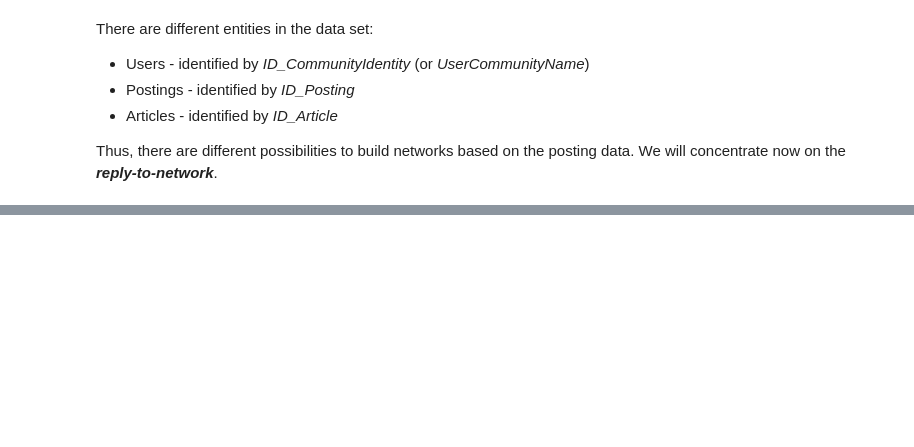
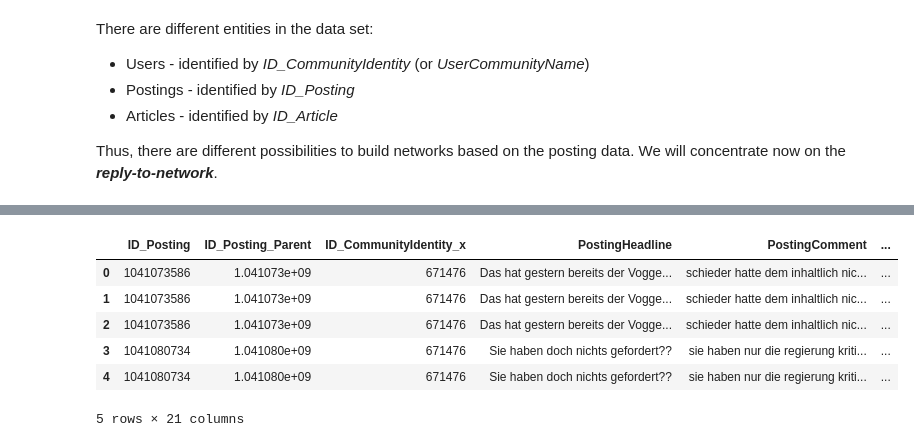
Before and after one commit to PropovedNik007/SNA-Equivalence-Based-Role-Mining, a Jupyter notebook: role_mining.ipynb, the cells around one changed output, grey strips where cells are left out. Saved outputs shown, nothing was run; the diff lists cells and outputs as text; code cells hidden in the pictures; blank space fills up the shorter version.

```diff
--- a/role_mining.ipynb
+++ b/role_mining.ipynb
@@ -38,0 +87,14 @@ votes['UserGender'].value_counts()
+# %%
+merged_data = pd.merge(df, votes, on='ID_Posting')
+
+# Dropping any duplicate columns that might have been created due to the merge
+merged_data = merged_data.loc[:,~merged_data.columns.duplicated()]
+merged_data.head()
+# %% [output]
+|  | ID_Posting | ID_Posting_Parent | ID_CommunityIdentity_x | PostingHeadline | PostingComment | ... |
+| 0 | 1041073586 | 1.041073e+09 | 671476 | Das hat gestern bereits der Vogge... | schieder hatte dem inhaltlich nic... | ... |
+| 1 | 1041073586 | 1.041073e+09 | 671476 | Das hat gestern bereits der Vogge... | schieder hatte dem inhaltlich nic... | ... |
+| 2 | 1041073586 | 1.041073e+09 | 671476 | Das hat gestern bereits der Vogge... | schieder hatte dem inhaltlich nic... | ... |
+| 3 | 1041080734 | 1.041080e+09 | 671476 | Sie haben doch nichts gefordert?? | sie haben nur die regierung kriti... | ... |
+| 4 | 1041080734 | 1.041080e+09 | 671476 | Sie haben doch nichts gefordert?? | sie haben nur die regierung kriti... | ... |
+5 rows × 21 columns
```
Also changed, not shown: parts of 8 cells of this notebook.
